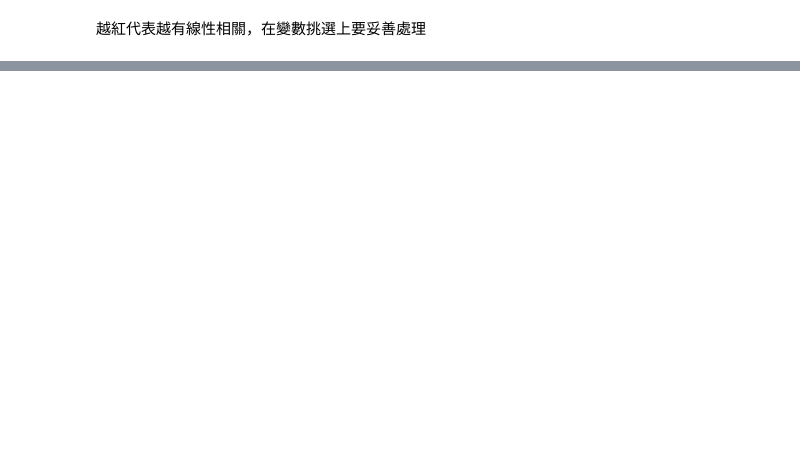
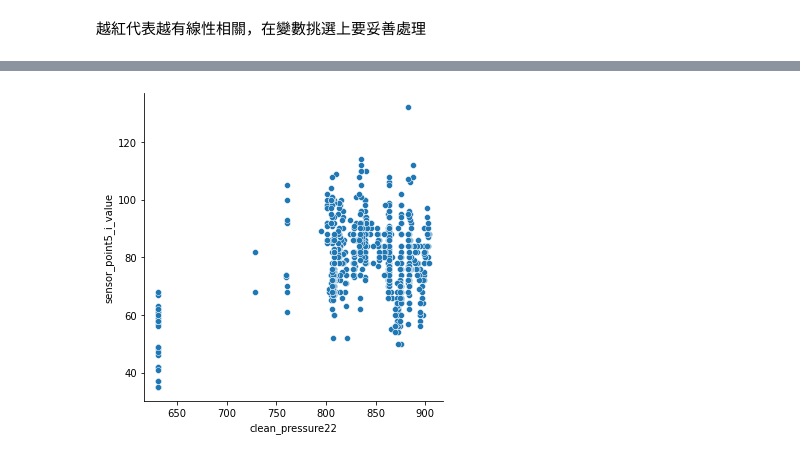
Before and after one commit to EricTsai83/IMBD_data_competition, a Jupyter notebook: Code/EDA.ipynb, the cells around one changed output, grey strips where cells are left out. Saved outputs shown, nothing was run; the diff lists cells and outputs as text; code cells hidden in the pictures; blank space fills up the shorter version.

```diff
--- a/Code/EDA.ipynb
+++ b/Code/EDA.ipynb
@@ -441,0 +506,4 @@ Index(['clean_temp', 'clean_ec', 'clean_ph4', 'clean_ph5', 'clean_ph7',
+# %%
+sns.relplot(x="clean_pressure22", y="sensor_point5_i_value", data=pd.concat([data_x, data_y], axis=1));
+# %% [output]
+[figure, added]
```
Also changed, not shown: parts of 14 cells of this notebook.
